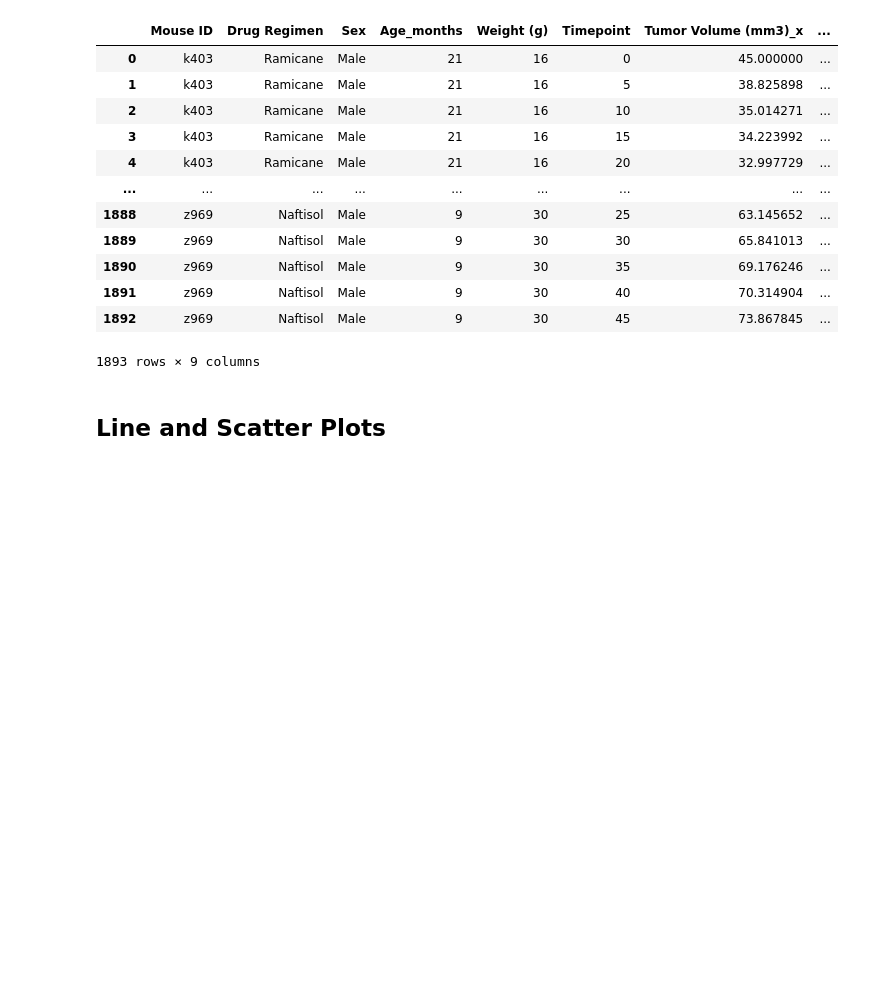
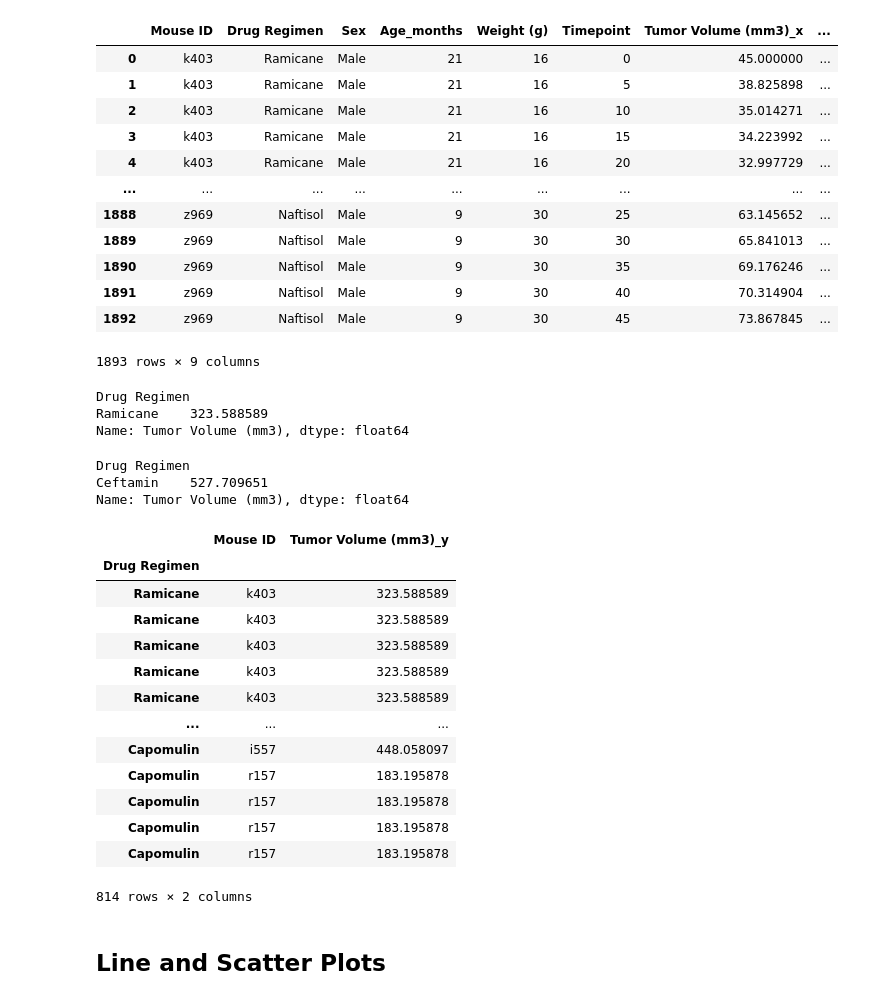
Before and after one commit to chokison79/Matplotlib-challenge, a Jupyter notebook: pymaceuticals_starter.ipynb, the cells around one changed output. Saved outputs shown, nothing was run; the diff lists cells and outputs as text; code cells hidden in the pictures; blank space fills up the shorter version.

```diff
--- a/pymaceuticals_starter.ipynb
+++ b/pymaceuticals_starter.ipynb
@@ -383,6 +380,37 @@ Merge_df
 | 1891 | z969 | Naftisol | Male | 9 | 30 | 40 | 70.314904 | ... |
 | 1892 | z969 | Naftisol | Male | 9 | 30 | 45 | 73.867845 | ... |
 1893 rows × 9 columns
+# %%
+Total_volume_df.loc["k403", "Tumor Volume (mm3)"]
+# %% [output]
+Drug Regimen
+Ramicane    323.588589
+Name: Tumor Volume (mm3), dtype: float64
+# %%
+Total_volume_df.loc["a275", "Tumor Volume (mm3)"]
+# %% [output]
+Drug Regimen
+Ceftamin    527.709651
+Name: Tumor Volume (mm3), dtype: float64
+# %%
+new_index_df = Merge_df.set_index("Drug Regimen")
+
+new_index_df.loc[["Ramicane", "Ceftamin", "Infubinol", "Capomulin"], ["Mouse ID", "Tumor Volume (mm3)_y"]]
+# %% [output]
+|  | Mouse ID | Tumor Volume (mm3)_y |
+| Drug Regimen |  |  |
+| Ramicane | k403 | 323.588589 |
+| Ramicane | k403 | 323.588589 |
+| Ramicane | k403 | 323.588589 |
+| Ramicane | k403 | 323.588589 |
+| Ramicane | k403 | 323.588589 |
+| ... | ... | ... |
+| Capomulin | i557 | 448.058097 |
+| Capomulin | r157 | 183.195878 |
+| Capomulin | r157 | 183.195878 |
+| Capomulin | r157 | 183.195878 |
+| Capomulin | r157 | 183.195878 |
+814 rows × 2 columns
 # %%
 # Put treatments into a list for for loop (and later for plot labels)
 
```
Also changed, not shown: parts of 2 cells of this notebook.
